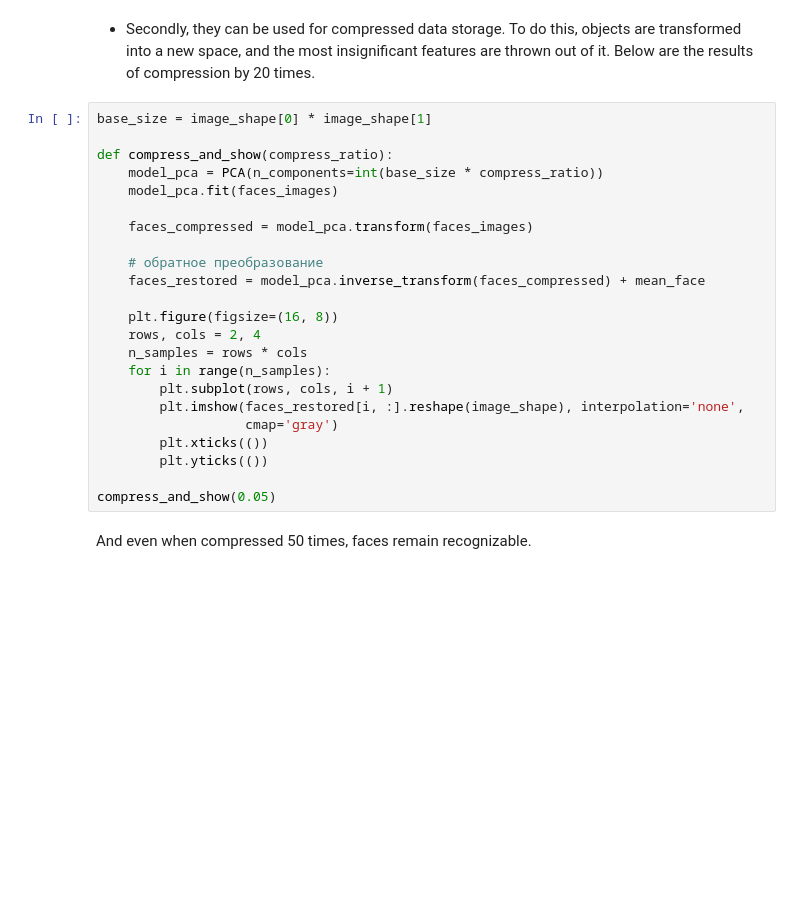
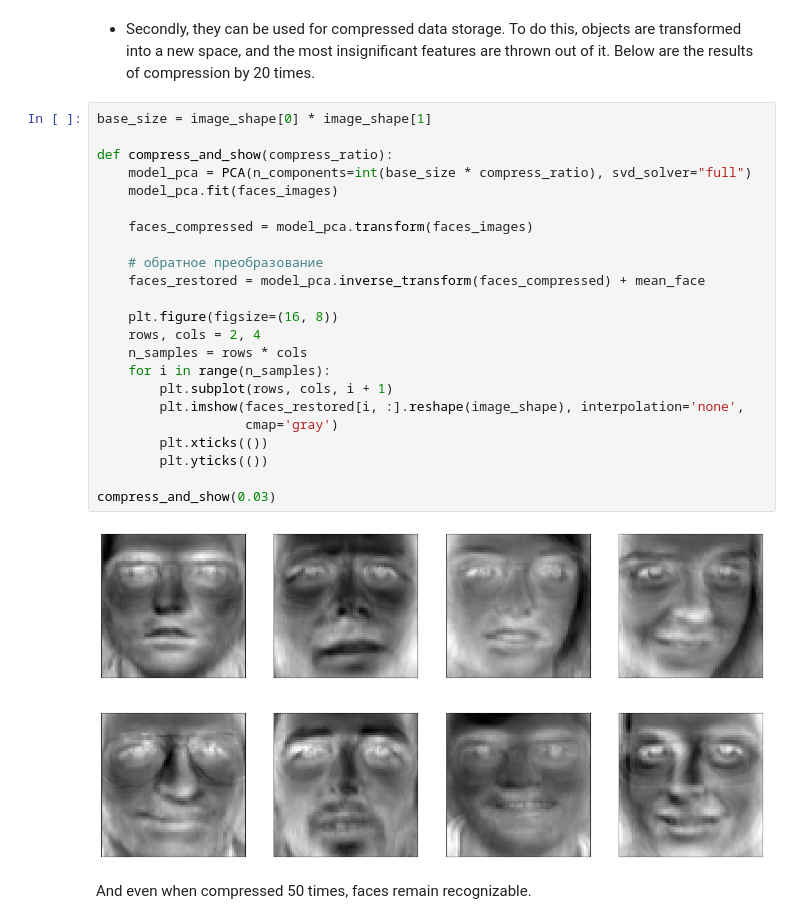
Before and after one commit to darkydash/ml_hse, a Jupyter notebook: week11/sem11_pca_tsne_week11.ipynb, the cells around one changed output. Saved outputs shown, nothing was run; the diff lists cells and outputs as text; blank space fills up the shorter version.

```diff
--- a/week11/sem11_pca_tsne_week11.ipynb
+++ b/week11/sem11_pca_tsne_week11.ipynb
@@ -281,26 +281,28 @@ plt.show();
 # %%
 base_size = image_shape[0] * image_shape[1]
 
 def compress_and_show(compress_ratio):
-    model_pca = PCA(n_components=int(base_size * compress_ratio))
+    model_pca = PCA(n_components=int(base_size * compress_ratio), svd_solver="full")
     model_pca.fit(faces_images)
 
     faces_compressed = model_pca.transform(faces_images)
 
     # обратное преобразование
     faces_restored = model_pca.inverse_transform(faces_compressed) + mean_face
 
     plt.figure(figsize=(16, 8))
     rows, cols = 2, 4
     n_samples = rows * cols
     for i in range(n_samples):
         plt.subplot(rows, cols, i + 1)
         plt.imshow(faces_restored[i, :].reshape(image_shape), interpolation='none',
                    cmap='gray')
         plt.xticks(())
         plt.yticks(())
 
-compress_and_show(0.05)
+compress_and_show(0.03)
+# %% [output]
+[figure, added]
 # %% [markdown]
 And even when compressed 50 times, faces remain recognizable.
 # %%
```
Also changed, not shown: parts of 19 cells of this notebook.
